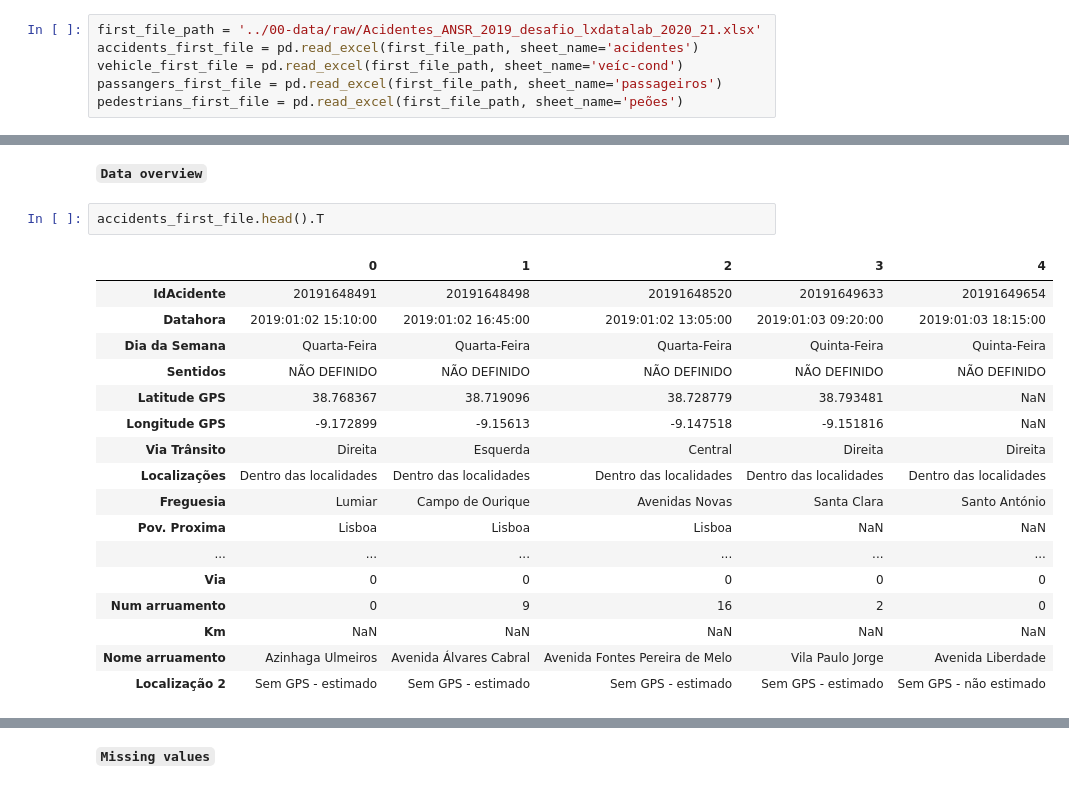
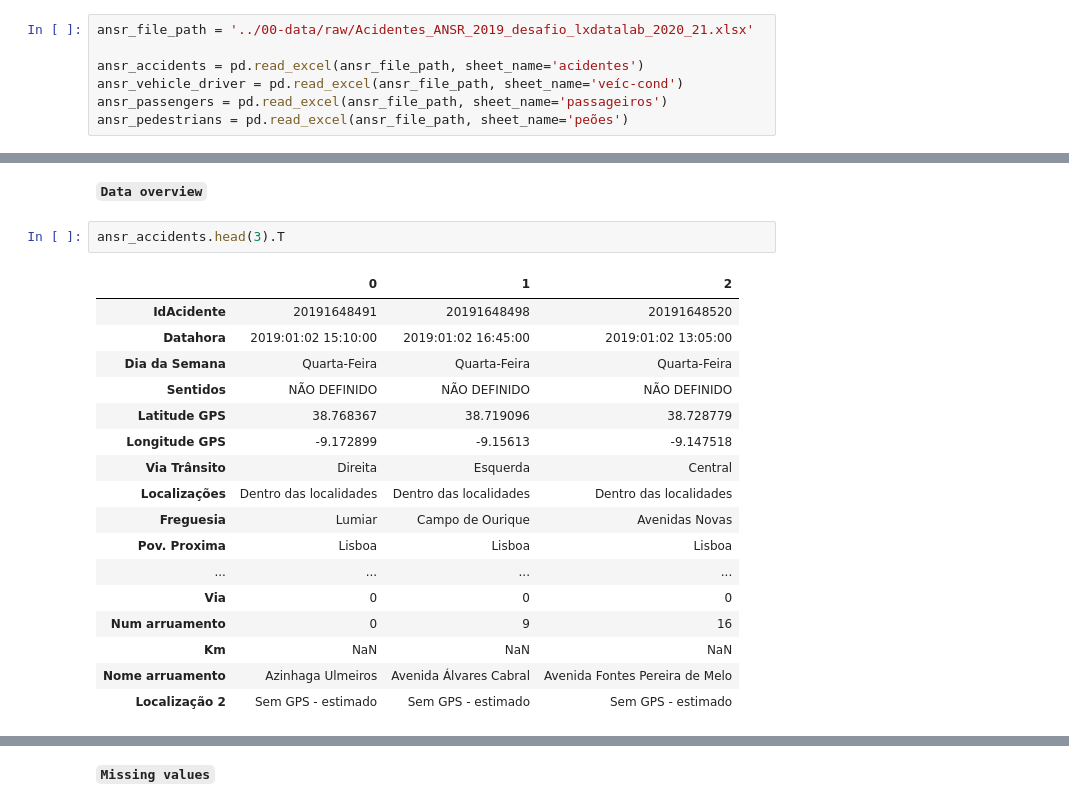
Before and after one commit to FabioParaiso/eds_pfds_project, a Jupyter notebook: 01-notebooks/0.0-data-preparation.ipynb, the cells around one changed output, grey strips where cells are left out. Drawn from its saved outputs; the diff is of its cells as text.

```diff
--- a/01-notebooks/0.0-data-preparation.ipynb
+++ b/01-notebooks/0.0-data-preparation.ipynb
@@ -26,10 +28,11 @@ import matplotlib.pyplot as plt
 
 1. This file has multiple sheets, so we will import each of the sheets to a different data frame.
 # %%
-first_file_path = '../00-data/raw/Acidentes_ANSR_2019_desafio_lxdatalab_2020_21.xlsx'
-accidents_first_file = pd.read_excel(first_file_path, sheet_name='acidentes')
-vehicle_first_file = pd.read_excel(first_file_path, sheet_name='veíc-cond')
-passangers_first_file = pd.read_excel(first_file_path, sheet_name='passageiros')
-pedestrians_first_file = pd.read_excel(first_file_path, sheet_name='peões')
+ansr_file_path = '../00-data/raw/Acidentes_ANSR_2019_desafio_lxdatalab_2020_21.xlsx'
+
+ansr_accidents = pd.read_excel(ansr_file_path, sheet_name='acidentes')
+ansr_vehicle_driver = pd.read_excel(ansr_file_path, sheet_name='veíc-cond')
+ansr_passengers = pd.read_excel(ansr_file_path, sheet_name='passageiros')
+ansr_pedestrians = pd.read_excel(ansr_file_path, sheet_name='peões')
 # %% [markdown]
 **`Second file`**
@@ -56,22 +60,22 @@ We have information of almost 3000 accidents.
 # %% [markdown]
 **`Data overview`**
 # %%
-accidents_first_file.head().T
+ansr_accidents.head(3).T
 # %% [output]
-|  | 0 | 1 | 2 | 3 | 4 |
-| IdAcidente | 20191648491 | 20191648498 | 20191648520 | 20191649633 | 20191649654 |
-| Datahora | 2019:01:02 15:10:00 | 2019:01:02 16:45:00 | 2019:01:02 13:05:00 | 2019:01:03 09:20:00 | 2019:01:03 18:15:00 |
-| Dia da Semana | Quarta-Feira | Quarta-Feira | Quarta-Feira | Quinta-Feira | Quinta-Feira |
-| Sentidos | NÃO DEFINIDO | NÃO DEFINIDO | NÃO DEFINIDO | NÃO DEFINIDO | NÃO DEFINIDO |
-| Latitude GPS | 38.768367 | 38.719096 | 38.728779 | 38.793481 | NaN |
-| Longitude GPS | -9.172899 | -9.15613 | -9.147518 | -9.151816 | NaN |
-| Via Trânsito | Direita | Esquerda | Central | Direita | Direita |
-| Localizações | Dentro das localidades | Dentro das localidades | Dentro das localidades | Dentro das localidades | Dentro das localidades |
-| Freguesia | Lumiar | Campo de Ourique | Avenidas Novas | Santa Clara | Santo António |
-| Pov. Proxima | Lisboa | Lisboa | Lisboa | NaN | NaN |
-| ... | ... | ... | ... | ... | ... |
-| Via | 0 | 0 | 0 | 0 | 0 |
-| Num arruamento | 0 | 9 | 16 | 2 | 0 |
-| Km | NaN | NaN | NaN | NaN | NaN |
-| Nome arruamento | Azinhaga Ulmeiros | Avenida Álvares Cabral | Avenida Fontes Pereira de Melo | Vila Paulo Jorge | Avenida Liberdade |
-| Localização 2 | Sem GPS - estimado | Sem GPS - estimado | Sem GPS - estimado | Sem GPS - estimado | Sem GPS - não estimado |
+|  | 0 | 1 | 2 |
+| IdAcidente | 20191648491 | 20191648498 | 20191648520 |
+| Datahora | 2019:01:02 15:10:00 | 2019:01:02 16:45:00 | 2019:01:02 13:05:00 |
+| Dia da Semana | Quarta-Feira | Quarta-Feira | Quarta-Feira |
+| Sentidos | NÃO DEFINIDO | NÃO DEFINIDO | NÃO DEFINIDO |
+| Latitude GPS | 38.768367 | 38.719096 | 38.728779 |
+| Longitude GPS | -9.172899 | -9.15613 | -9.147518 |
+| Via Trânsito | Direita | Esquerda | Central |
+| Localizações | Dentro das localidades | Dentro das localidades | Dentro das localidades |
+| Freguesia | Lumiar | Campo de Ourique | Avenidas Novas |
+| Pov. Proxima | Lisboa | Lisboa | Lisboa |
+| ... | ... | ... | ... |
+| Via | 0 | 0 | 0 |
+| Num arruamento | 0 | 9 | 16 |
+| Km | NaN | NaN | NaN |
+| Nome arruamento | Azinhaga Ulmeiros | Avenida Álvares Cabral | Avenida Fontes Pereira de Melo |
+| Localização 2 | Sem GPS - estimado | Sem GPS - estimado | Sem GPS - estimado |
```
Also changed, not shown: parts of 260 cells of this notebook, 4 other files.
